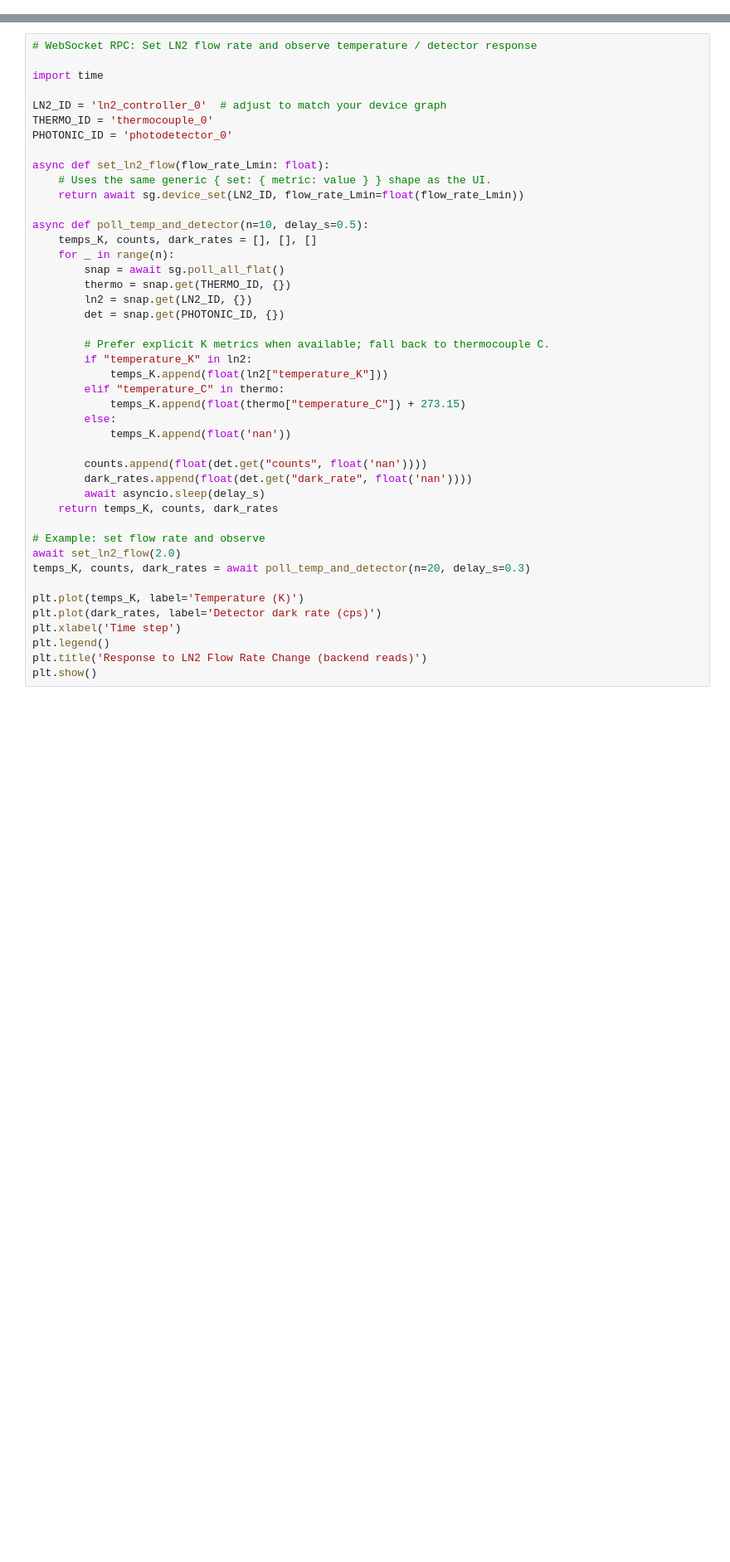
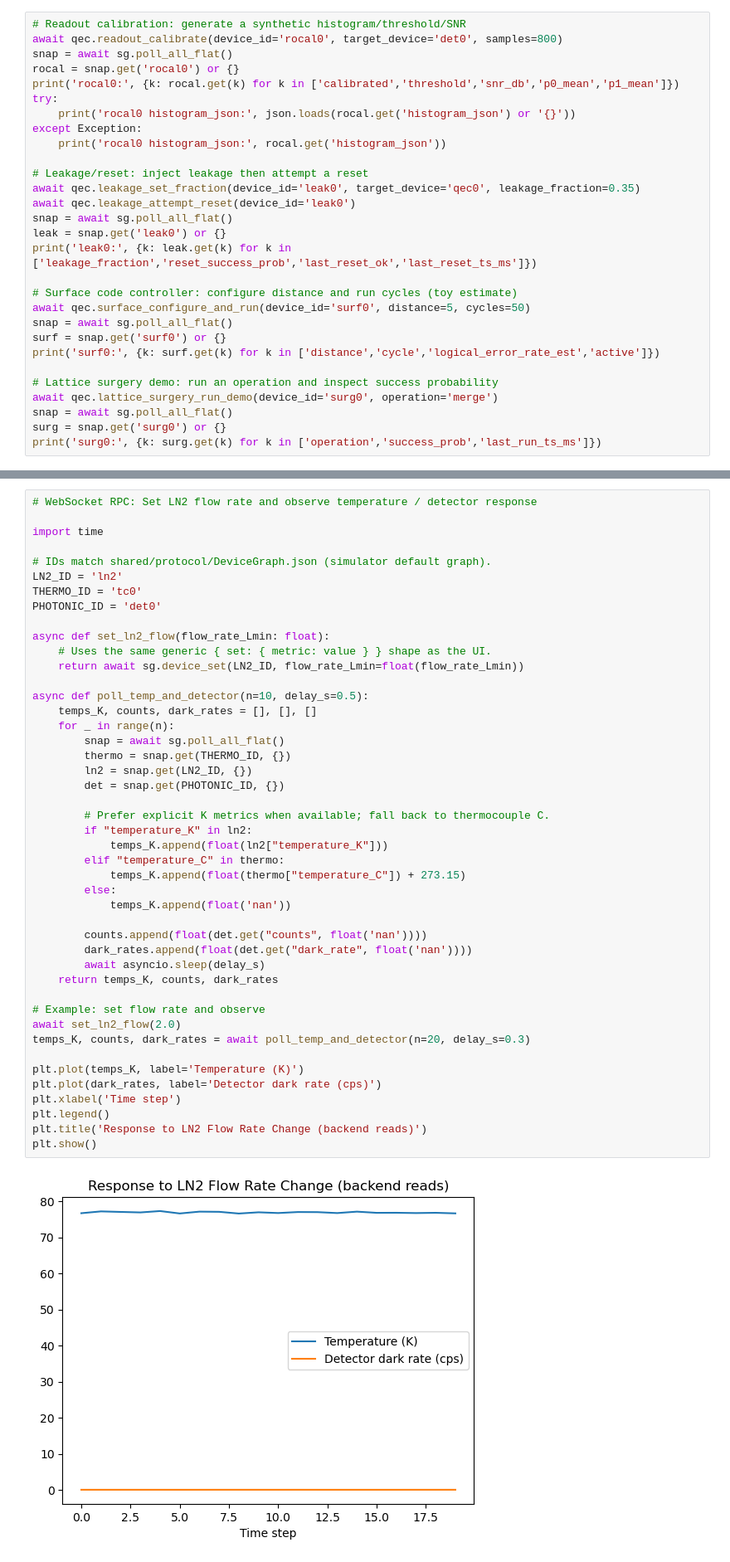
Before and after one commit to Keenan-M-Stone/StoneGate, a Jupyter notebook: tools/integration_tests.ipynb, the cells around one changed output, grey strips where cells are left out. Shown at 83% size. Saved outputs shown, nothing was run; the diff lists cells and outputs as text; blank space fills up the shorter version.

```diff
--- a/tools/integration_tests.ipynb
+++ b/tools/integration_tests.ipynb
@@ -198,0 +313,29 @@ print(json.dumps(res, indent=2))
+# %%
+# Readout calibration: generate a synthetic histogram/threshold/SNR
+await qec.readout_calibrate(device_id='rocal0', target_device='det0', samples=800)
+snap = await sg.poll_all_flat()
+rocal = snap.get('rocal0') or {}
+print('rocal0:', {k: rocal.get(k) for k in ['calibrated','threshold','snr_db','p0_mean','p1_mean']})
+try:
+    print('rocal0 histogram_json:', json.loads(rocal.get('histogram_json') or '{}'))
+except Exception:
+    print('rocal0 histogram_json:', rocal.get('histogram_json'))
+
+# Leakage/reset: inject leakage then attempt a reset
+await qec.leakage_set_fraction(device_id='leak0', target_device='qec0', leakage_fraction=0.35)
+await qec.leakage_attempt_reset(device_id='leak0')
+snap = await sg.poll_all_flat()
+leak = snap.get('leak0') or {}
+print('leak0:', {k: leak.get(k) for k in ['leakage_fraction','reset_success_prob','last_reset_ok','last_reset_ts_ms']})
+
+# Surface code controller: configure distance and run cycles (toy estimate)
+await qec.surface_configure_and_run(device_id='surf0', distance=5, cycles=50)
+snap = await sg.poll_all_flat()
+surf = snap.get('surf0') or {}
+print('surf0:', {k: surf.get(k) for k in ['distance','cycle','logical_error_rate_est','active']})
+
+# Lattice surgery demo: run an operation and inspect success probability
+await qec.lattice_surgery_run_demo(device_id='surg0', operation='merge')
+snap = await sg.poll_all_flat()
+surg = snap.get('surg0') or {}
+print('surg0:', {k: surg.get(k) for k in ['operation','success_prob','last_run_ts_ms']})
@@ -230,9 +379,10 @@ print(json.dumps(res, indent=2))
 
 import time
 
-LN2_ID = 'ln2_controller_0'  # adjust to match your device graph
-THERMO_ID = 'thermocouple_0'
-PHOTONIC_ID = 'photodetector_0'
+# IDs match shared/protocol/DeviceGraph.json (simulator default graph).
+LN2_ID = 'ln2'
+THERMO_ID = 'tc0'
+PHOTONIC_ID = 'det0'
 
 async def set_ln2_flow(flow_rate_Lmin: float):
     # Uses the same generic { set: { metric: value } } shape as the UI.
@@ -242,33 +392,35 @@ async def poll_temp_and_detector(n=10, delay_s=0.5):
     temps_K, counts, dark_rates = [], [], []
     for _ in range(n):
         snap = await sg.poll_all_flat()
         thermo = snap.get(THERMO_ID, {})
         ln2 = snap.get(LN2_ID, {})
         det = snap.get(PHOTONIC_ID, {})
 
         # Prefer explicit K metrics when available; fall back to thermocouple C.
         if "temperature_K" in ln2:
             temps_K.append(float(ln2["temperature_K"]))
         elif "temperature_C" in thermo:
             temps_K.append(float(thermo["temperature_C"]) + 273.15)
         else:
             temps_K.append(float('nan'))
 
         counts.append(float(det.get("counts", float('nan'))))
         dark_rates.append(float(det.get("dark_rate", float('nan'))))
         await asyncio.sleep(delay_s)
     return temps_K, counts, dark_rates
 
 # Example: set flow rate and observe
 await set_ln2_flow(2.0)
 temps_K, counts, dark_rates = await poll_temp_and_detector(n=20, delay_s=0.3)
 
 plt.plot(temps_K, label='Temperature (K)')
 plt.plot(dark_rates, label='Detector dark rate (cps)')
 plt.xlabel('Time step')
 plt.legend()
 plt.title('Response to LN2 Flow Rate Change (backend reads)')
 plt.show()
+# %% [output]
+[figure, added]
 # %%
 # WebSocket RPC: Simple feedback control loop (implemented in-notebook)
 
```
Also changed, not shown: parts of 15 cells of this notebook, 15 other files.
